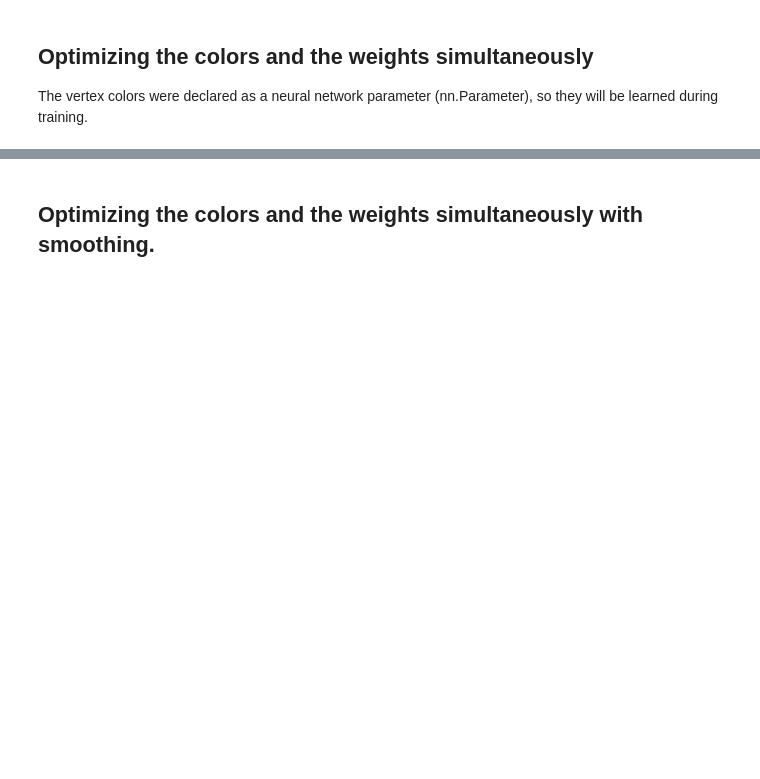
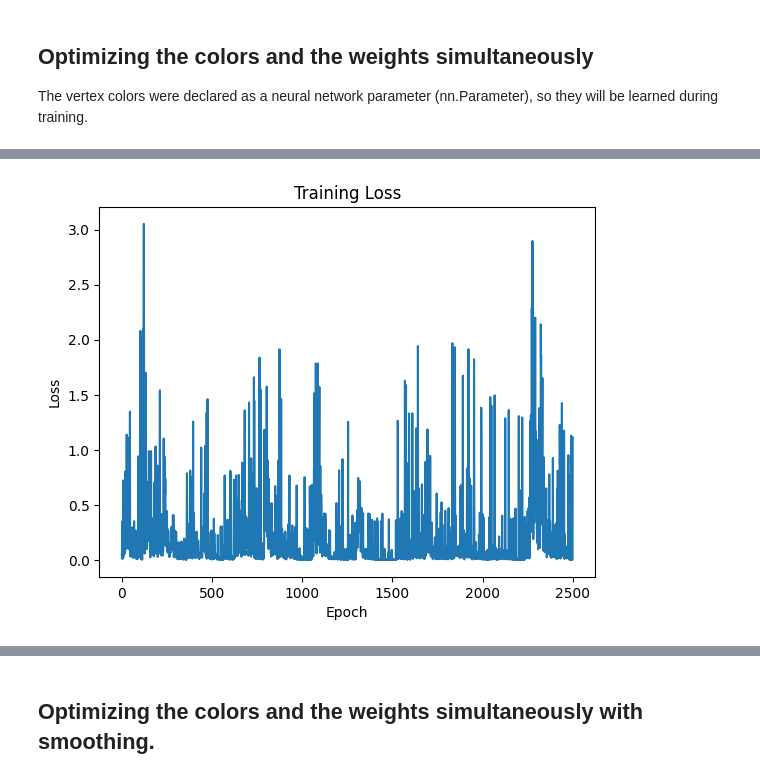
Before and after one commit to Jan-Celin/deep-learning-differentiable-rendering, a Jupyter notebook: rotation_predictor.ipynb, the cells around one changed output, grey strips where cells are left out. Cells and saved outputs as stored; diff of their text form; code cells hidden in the pictures; blank space fills up the shorter version.

```diff
--- a/rotation_predictor.ipynb
+++ b/rotation_predictor.ipynb
@@ -288,3 +342,11 @@ train_model(model, optimizer, sphere_mesh, vertex_colors, renderer, cameras, lig
+# %%
+plt.plot(losses)
+plt.xlabel('Epoch')
+plt.ylabel('Loss')
+plt.title('Training Loss')
+plt.show()
+# %% [output]
+[figure, added]
 # %%
 num_tests=500
 rmse = test_model(model, sphere_mesh, renderer, cameras, lights, num_tests=500)
```
Also changed, not shown: parts of 40 cells of this notebook.
